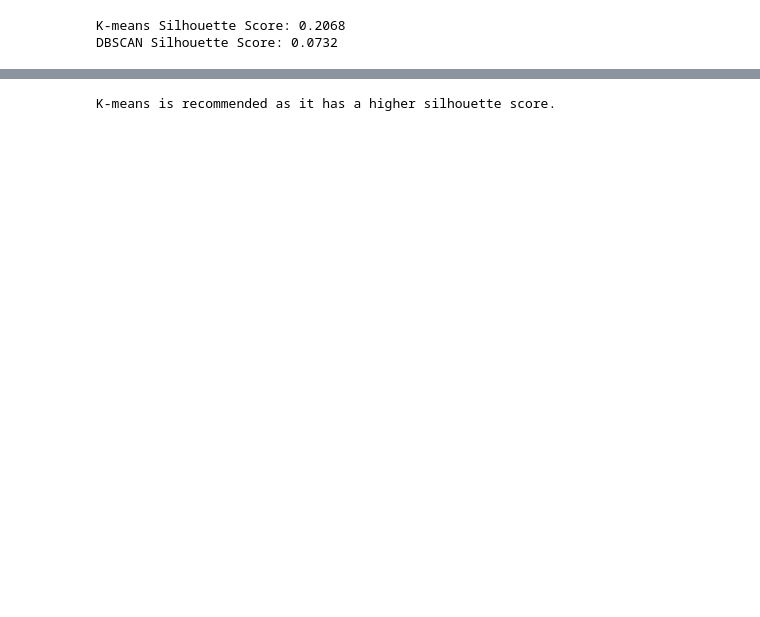
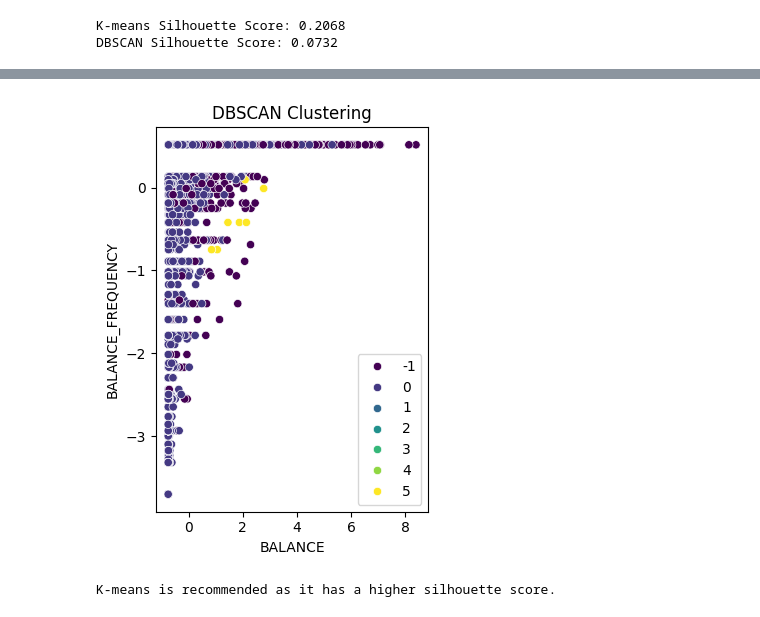
Before and after one commit to NA7RAWY/Comprehensive-Data-Mining-on-Health-Workout-Dataset, a Jupyter notebook: Clustering/Clustering_algo.ipynb, the cells around one changed output, grey strips where cells are left out. Saved outputs shown, nothing was run; the diff lists cells and outputs as text; code cells hidden in the pictures; blank space fills up the shorter version.

```diff
--- a/Clustering/Clustering_algo.ipynb
+++ b/Clustering/Clustering_algo.ipynb
@@ -28,3 +42,12 @@ DBSCAN Silhouette Score: 0.0732
+# %%
+plt.subplot(1, 2, 2)
+sns.scatterplot(x=data_normalized.iloc[:, 0], y=data_normalized.iloc[:, 1], hue=dbscan_labels, palette="viridis", legend='full')
+plt.title("DBSCAN Clustering")
+
+plt.tight_layout()
+plt.show()
+# %% [output]
+[figure, added]
 # %%
 if kmeans_silhouette > dbscan_silhouette:
     print("K-means is recommended as it has a higher silhouette score.")
```
Also changed, not shown: parts of 3 cells of this notebook, 1 other file.
